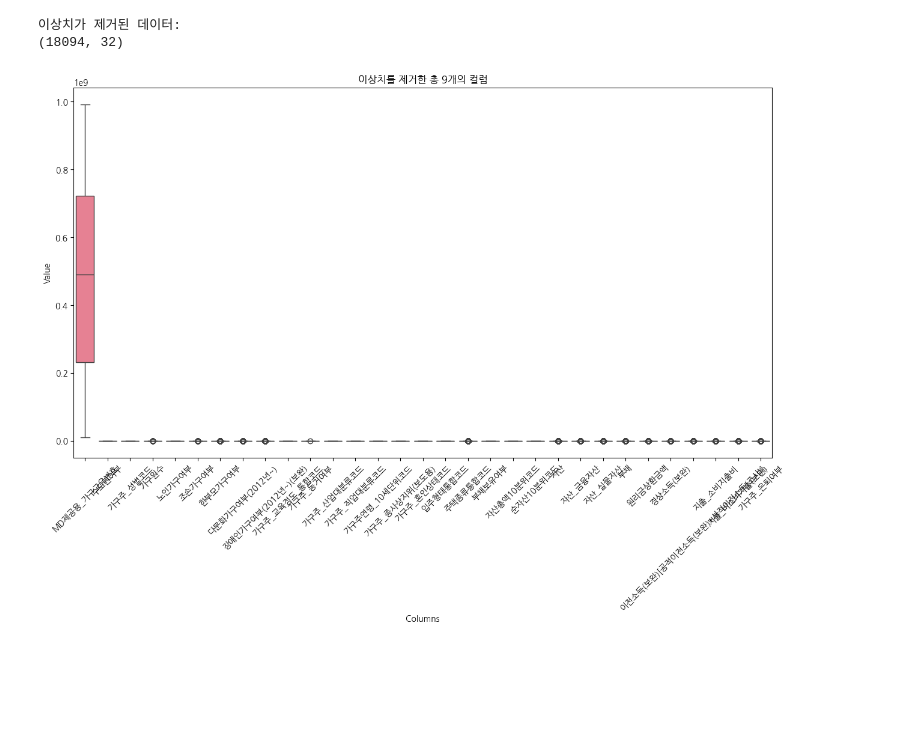
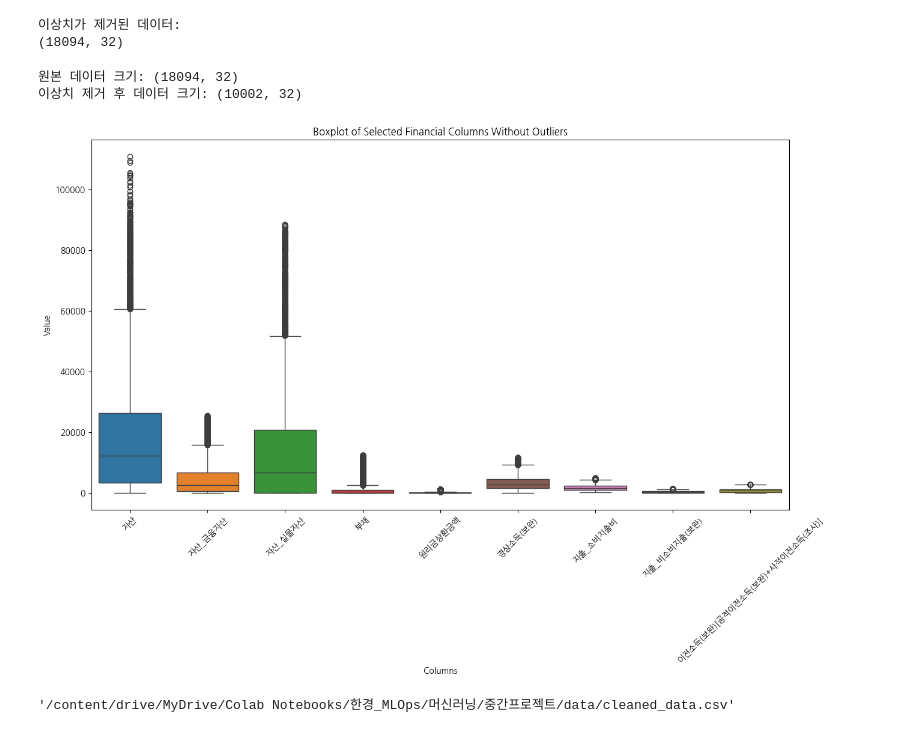
Before and after one commit to seonae0223/mid_project, a Jupyter notebook: 소득_분위_결정_요인_분석_및_예측.ipynb, the cells around one changed output. Saved outputs shown, nothing was run; the diff lists cells and outputs as text; code cells hidden in the pictures; blank space fills up the shorter version.

Commit message:
Colab을 통해 생성됨

```diff
--- a/소득_분위_결정_요인_분석_및_예측.ipynb
+++ b/소득_분위_결정_요인_분석_및_예측.ipynb
@@ -589,14 +589,60 @@ print(df_cleaned.shape)
 # %% [output]
 이상치가 제거된 데이터:
 (18094, 32)
+# %%
+import pandas as pd
+
+# IQR 방법을 사용한 이상치 탐지 함수
+def detect_outliers(df, column):
+    Q1 = df[column].quantile(0.25)
+    Q3 = df[column].quantile(0.75)
+    IQR = Q3 - Q1
+    lower_bound = Q1 - 1.5 * IQR
+    upper_bound = Q3 + 1.5 * IQR
+    outliers = df[(df[column] < lower_bound) | (df[column] > upper_bound)]
+    return outliers
+
+# 분석할 컬럼들 리스트
+columns_to_check = ['자산', '자산_금융자산', '자산_실물자산', '부채', '원리금상환금액', '경상소득(보완)',
+                    '지출_소비지출비', '지출_비소비지출(보완)', '이전소득(보완)[공적이전소득(보완)+사적이전소득(조사)]']
+
+# 원본 데이터프레임 복사
+df_cleaned = df_income.copy()
+
+# 각 컬럼에 대해 이상치가 포함된 행을 삭제
+for column in columns_to_check:
+    outliers = detect_outliers(df_cleaned, column)
+    df_cleaned = df_cleaned.drop(outliers.index)
+
+# 이상치 제거 후의 데이터프레임의 shape
+# 이상치 제거 후의 데이터 : df_cleaned
+cleaned_shape = df_cleaned.shape
+
+# 원본 데이터프레임의 shape
+original_shape = df_income.shape
+
+# 결과 출력
+print(f"원본 데이터 크기: {original_shape}")
+print(f"이상치 제거 후 데이터 크기: {cleaned_shape}")
+# %% [output]
+원본 데이터 크기: (18094, 32)
+이상치 제거 후 데이터 크기: (10002, 32)
 # %%
 # 이상치가 제거된 데이터프레임을 사용하여 boxplot 생성
 plt.figure(figsize=(15, 8))
-sns.boxplot(data=df_cleaned)
-plt.title('이상치를 제거한 총 9개의 컬럼')
+sns.boxplot(data=df_cleaned[columns_to_check])
+plt.title('Boxplot of Selected Financial Columns Without Outliers')
 plt.xlabel('Columns')
 plt.ylabel('Value')
 plt.xticks(rotation=45)  # X축 레이블 회전
 plt.show()
 # %% [output]
-[figure, old version]
+[figure, new version]
+# %%
+# 이상치가 제거된 데이터프레임을 CSV 파일로 저장
+output_file_path = '/content/drive/MyDrive/Colab Notebooks/한경_MLOps/머신러닝/중간프로젝트/data/cleaned_data.csv'
+df_cleaned.to_csv(output_file_path, index=False, encoding='euc-kr')
+
+output_file_path
+# %% [output]
+'/content/drive/MyDrive/Colab Notebooks/한경_MLOps/머신러닝/중간프로젝트/data/cleaned_data.csv'
```
